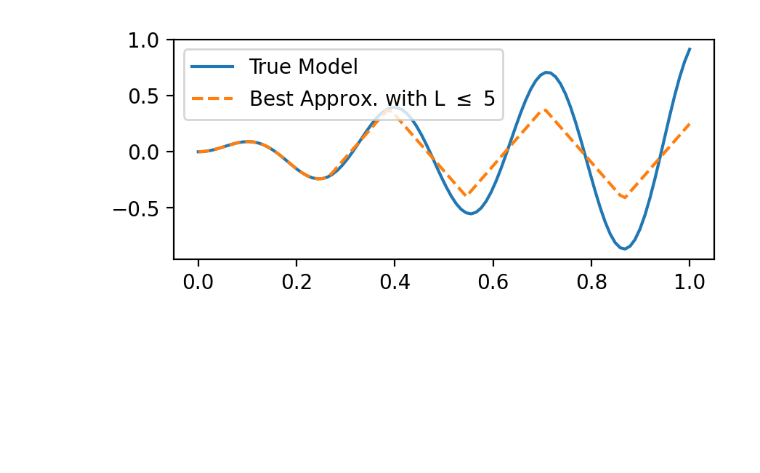
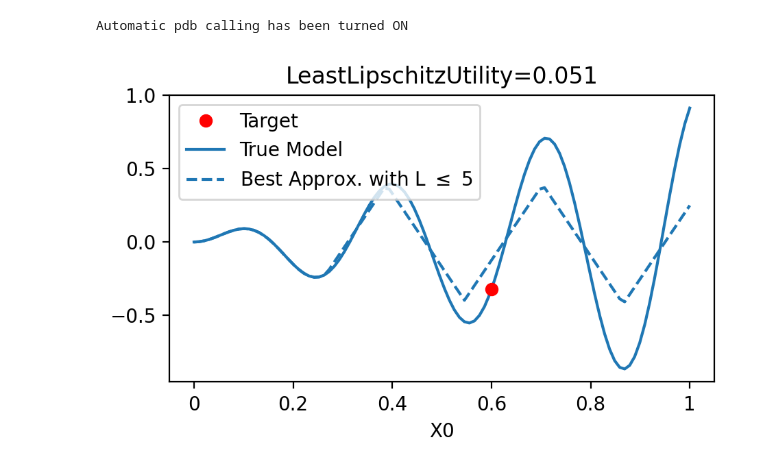
Before and after one commit to davidinouye/automated-dependence-plots, a Jupyter notebook: notebooks/figure-lipschitz-bounded.ipynb, the cells around one changed output. Drawn from its saved outputs; the diff is of its cells as text; code cells hidden in the pictures; blank space fills up the shorter version.

Commit message:
Added Lipschitz utility and updated notebook

```diff
--- a/notebooks/figure-lipschitz-bounded.ipynb
+++ b/notebooks/figure-lipschitz-bounded.ipynb
@@ -1,45 +0,0 @@
-# %%
-import numpy as np
-import matplotlib.pyplot as plt
-import scipy.optimize
-%matplotlib inline
-import matplotlib
-matplotlib.rcParams['pdf.fonttype'] = 42
-matplotlib.rcParams['ps.fonttype'] = 42
-
-# Setup parameters and model
-n_grid = 100
-L = 5
-def f(x):
-    return x * np.sin(x * 20)
-
-# Get true data
-x = np.linspace(0, 1, num=n_grid)
-y = f(x)
-
-# Construct optimization problem and solve
-A = np.zeros((n_grid, n_grid))
-for i in range(n_grid):
-    if i == 0:
-        A[:,i] = 1
-    else:
-        A[i:,i] = (x[i] - x[i-1])
-b = y.copy()
-lower = -L * np.ones(n_grid)
-lower[0] = -np.inf
-upper = L * np.ones(n_grid)
-upper[0] = np.inf
-bounds = (lower, upper)
-
-# Compute optimization
-result = scipy.optimize.lsq_linear(A=A, b=b, bounds=bounds)
-x_opt = result.x
-yhat = np.dot(A, x_opt)
-
-plt.figure(figsize=np.array([6,2.5])*0.8, dpi=200)
-plt.plot(x, y, label='True Model')
-plt.plot(x, yhat, '--', label='Best Approx. with L $\leq$ %g' % L)
-plt.legend()
-plt.savefig('best-lipschitz-illustration-updated.pdf', bbox_inches='tight', pad_inches=0)
-# %% [output]
-[figure, removed]
@@ -45,0 +19,29 @@ plt.savefig('best-lipschitz-illustration-updated.pdf', bbox_inches='tight', pad_
+# %%
+%pdb on
+# Model and parameter setup
+def model(x):
+    return np.mean(x * np.sin(x * 20), axis=1)
+x0 = np.array([0.6])
+L = 5
+
+# Setup curve
+v = np.array([1])
+X = np.linspace(0, 1, num=100).reshape(-1,1)
+curve = CategoricalLinearCurve(x0, v, density_estimator=None, dtypes=[float])
+curve.fit(X) # Fit bounds
+
+# Setup utility
+utility = LeastLipschitzUtility(model, lipschitz_constant=L)
+
+# Plot figure
+plt.figure(figsize=np.array([6,3.8])*0.8, dpi=200)
+ax = plt.gca()
+plot_curve_vals(curve, utility=utility, n_grid=100,
+                model_label='True Model',
+                other_model_label='Best Approx. with L $\leq$ %g' % L,
+                ax=ax)
+
+plt.savefig('best-lipschitz-illustration-utility.pdf', bbox_inches='tight', pad_inches=0)
+# %% [output]
+Automatic pdb calling has been turned ON
+[figure, added]
```
Also changed, not shown: parts of 1 cell of this notebook, 1 other file.
